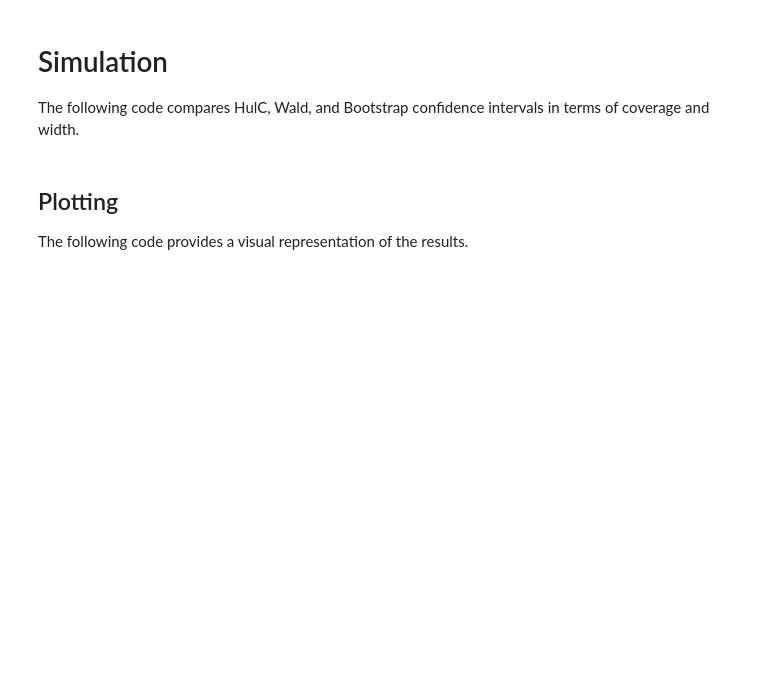
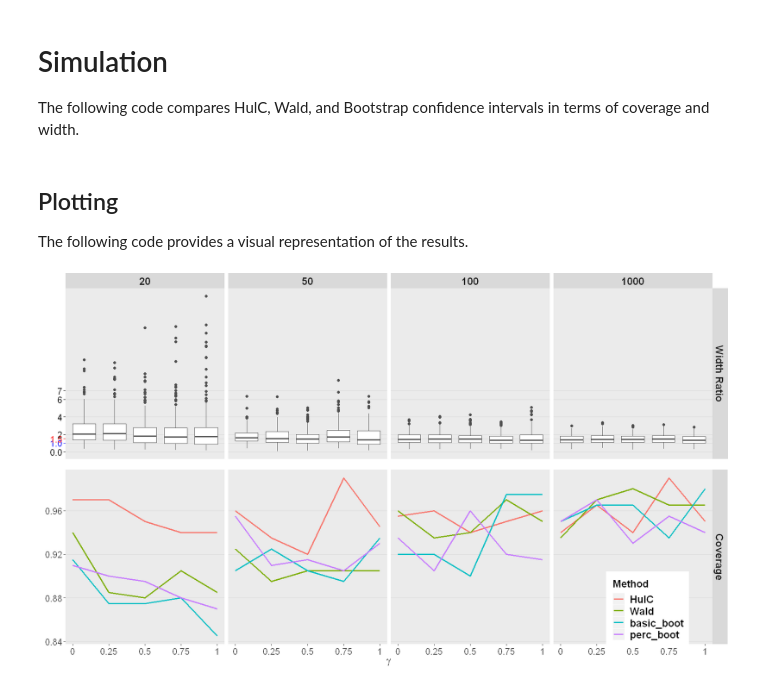
Before and after one commit to Arun-Kuchibhotla/HulC, a Jupyter notebook: R/Comparison of HulC and Wald intervals 1.ipynb, the cells around one changed output. Cells and saved outputs as stored; diff of their text form; code cells hidden in the pictures; blank space fills up the shorter version.

```diff
--- a/R/Comparison of HulC and Wald intervals 1.ipynb
+++ b/R/Comparison of HulC and Wald intervals 1.ipynb
@@ -203,7 +212,7 @@ foo <- function(nsamp, gamma, name, alpha = 0.05){
         sd_est <- sqrt(vcovHC(mod, type = "HC")[2,2])
         tmp <- est + c(-1, 1)*qnorm(1-alpha/2)*sd_est
     }
-    if(name == "boot"){
+    if(name == "basic_boot"){
         boot_coef <- function(DATA, indices){
           dat_xy <- DATA[indices,]
           mod <- lm(dat_xy[,2] ~ dat_xy[,1])
@@ -212,8 +221,20 @@ foo <- function(nsamp, gamma, name, alpha = 0.05){
           return(c(m, v))
         }
         boot_replicates <- boot(data, boot_coef, 500)
-        print(boot_replicates)
-        tmp <- boot.ci(boot_replicates, conf = 1 - alpha, type = "stud")$stud[c(4,5)]
+#         print(boot_replicates)
+        tmp <- boot.ci(boot_replicates, conf = 1 - alpha, type = "basic")$basic[c(4,5)]
+    }
+    if(name == "perc_boot"){
+        boot_coef <- function(DATA, indices){
+          dat_xy <- DATA[indices,]
+          mod <- lm(dat_xy[,2] ~ dat_xy[,1])
+          m <- unname(mod$coeff[2])
+          v <- sqrt(vcovHC(mod, type = "HC")[2,2])
+          return(c(m, v))
+        }
+        boot_replicates <- boot(data, boot_coef, 500)
+#         print(boot_replicates)
+        tmp <- boot.ci(boot_replicates, conf = 1 - alpha, type = "perc")$percent[c(4,5)]
     }
     return(tmp)
 }
@@ -228,6 +249,6 @@ foo(100, 0, "Wald", alpha = 0.05)
 
 ## Studentized bootstrap confidence interval
 print("Studentized bootstrap confidence interval:")
-foo(100, 0, "boot", alpha = 0.05)
+foo(100, 0, "basic_boot", alpha = 0.05)
 # %% [output]
 [1] "HulC confidence interval:"
@@ -256,8 +265,8 @@ nsamp_seq <- c(20, 50, 100, 1000)
 ## Simulation
 ## Setting seed for reproducibility.
 set.seed(2021)
-name_seq <- c("HulC", "Wald", "boot")
-nrep <- 1000
+name_seq <- c("HulC", "Wald", "basic_boot", "perc_boot")
+nrep <- 200
 rep_seq <- 1:nrep
 grid <- expand.grid(nsamp_seq, gamma_seq, name_seq, rep_seq)
 colnames(grid) <- c("nsamp", "gamma", "name", "rep")
@@ -303,7 +314,8 @@ g1 <- ggplot(data = tmp_width_mat, mapping= aes(x=as.factor(gamma), y =value)) +
   scale_x_discrete(labels = NULL, breaks = NULL) +
   labs(x = "",y="")+
   theme(plot.margin=unit(c(0,0,0,.05), "cm"))+
-  coord_cartesian(ylim=c(0, 7.5))+background_grid(major="y", minor="none")
+#   coord_cartesian(ylim=c(0, 7.5))+
+background_grid(major="y", minor="none")
 g1 <- g1 + scale_y_continuous(breaks=c(0, 1, 1.5, 2, 4, 6, 7),
                     labels=c("0.0", "1.0", "1.5", "2", "4", "6", "7"))
 g1 <- g1 + theme(axis.text.x=element_text(size = 13),
@@ -313,32 +325,38 @@ g1 <- g1 + theme(axis.text.x=element_text(size = 13),
                 strip.text = element_text(size=15,face = "bold"),
                 axis.ticks.y = element_line(color = c("black", "blue", "red", "black", "black", "black", "black"),
                                     size = c(.5,0.5,0.5,.5,.5,.5,.5)))
+#+
+#                 geom_hline(yintercept = 1.5,color="red")+
+#                 geom_hline(yintercept=1,color="blue")
 
 
 nominal_coverage <- data.frame(x0 = seq(0, 1, len = 1000), y0 = rep(0.95, 1000))
 levels(col.cov$name)[1] <- "HulC"
 g2<-ggplot(data= col.cov, mapping= aes(x=gamma, y =cov, col=name, group= as.factor(name))) +
-  ylim(.8, 0.96)+
+#   ylim(.8, 0.96)+
   geom_line(size = 1.1)+
+#  geom_hline(yintercept = 0.95, linetype = 2)+
   facet_grid(type~as.factor(nsamp)) +
 #   geom_line(nominal_coverage, mapping = aes(x = x0, y = y0), linetype = 2) +
   theme(plot.margin=unit(c(0,0,0,-.2), "cm"),
-        legend.position=c(0.9,0.3),
+        legend.position=c(0.9,0.2),
         strip.background.x = element_blank(),
         legend.margin = margin(10, 10, 10, 10),
         axis.text.x=element_text(size = 13),
         axis.text.y=element_text(size=13),
         axis.text=element_text(size=12),
         legend.text=element_text(size=15, face = "bold"),
         legend.title=element_text(size = 15, face = "bold"),
         strip.text.x = element_blank(),
         axis.title=element_text(size=15,face="bold"),
         strip.text = element_text(size=15,face = "bold") )+
   labs(y="", x=expression(gamma))+
   background_grid(major="y", minor="none")+
   scale_color_discrete("Method")+
   scale_x_continuous(breaks=c(0, 0.25, 0.5, 0.75, 1),
                       labels=c("0", "0.25", "0.5", "0.75", "1"))
 
 options(repr.plot.width=14, repr.plot.height=8)
 grid.arrange(g1,g2)
+# %% [output]
+[figure, added]
```
Also changed, not shown: parts of 3 cells of this notebook.
